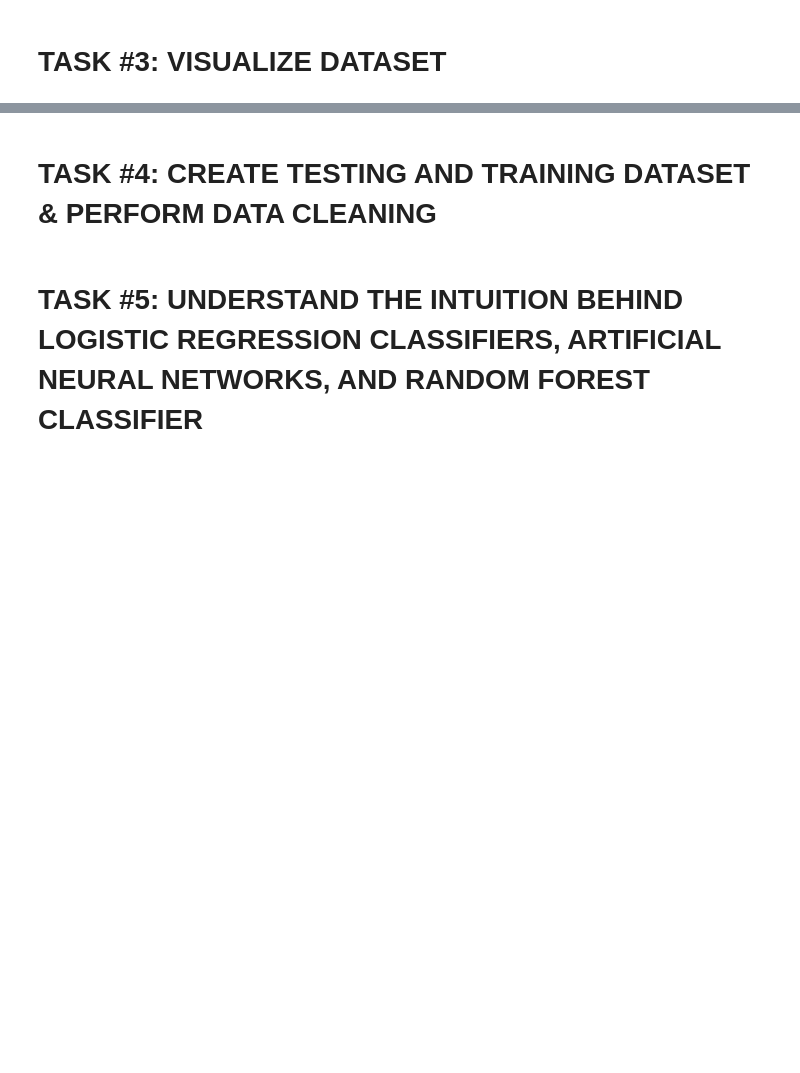
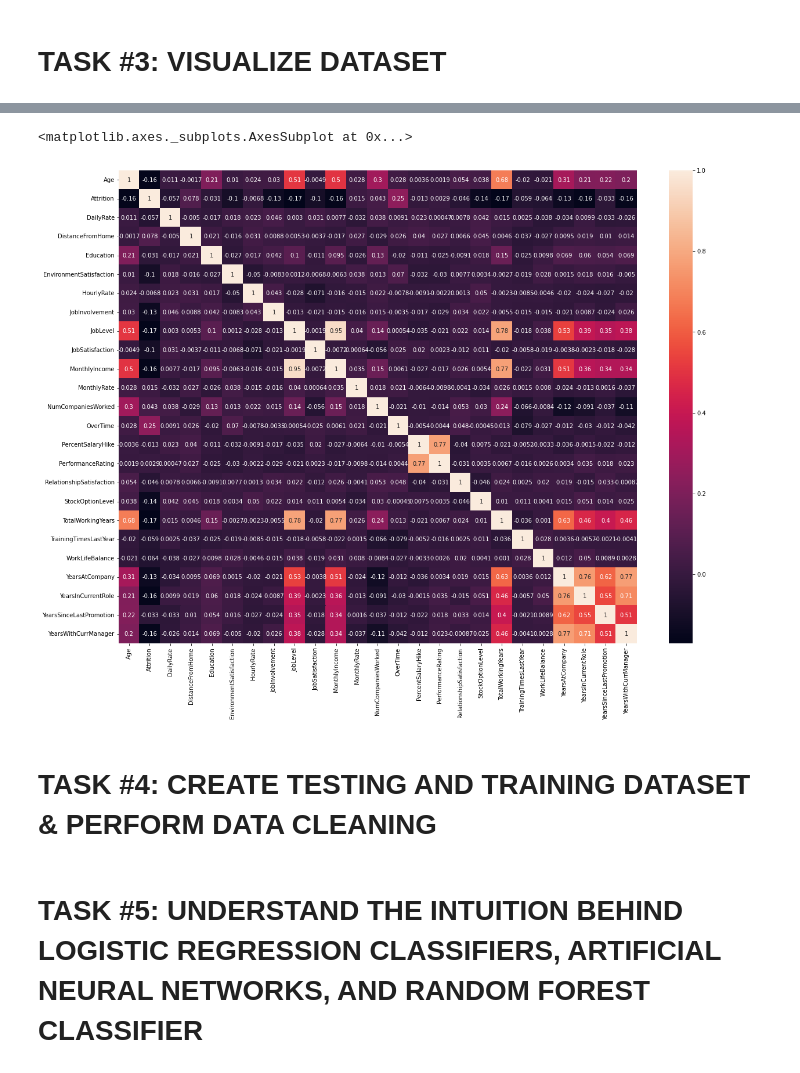
Before and after one commit to aksevenli/Data-Science-for-Business, a Jupyter notebook: Human_Resources_Department_Skeleton.ipynb, the cells around one changed output, grey strips where cells are left out. Drawn from its saved outputs; the diff is of its cells as text; code cells hidden in the pictures; blank space fills up the shorter version.

```diff
--- a/Human_Resources_Department_Skeleton.ipynb
+++ b/Human_Resources_Department_Skeleton.ipynb
@@ -48,5 +121,6 @@ drive.mount('/content/drive')
 # %%
 # It makes sense to drop 'EmployeeCount' , 'Standardhours' and 'Over18' since they do not change from one employee to the other
 # Let's drop 'EmployeeNumber' as well
+employee_df.drop(['EmployeeCount', 'Over18', 'StandardHours', 'EmployeeNumber'], axis=1, inplace=True)
 # %%
 # Let's see how many employees left the company!
@@ -65,3 +178,11 @@ left_df.describe()
+# %%
+correlations = employee_df.corr()
+
+fig, ax = plt.subplots(figsize=(20, 15))
+sns.heatmap(correlations, annot=True)
+# %% [output]
+<matplotlib.axes._subplots.AxesSubplot at 0x...>
+[figure, added]
 # %%
 
 # Job level is strongly correlated with total working hours
```
Also changed, not shown: parts of 13 cells of this notebook.
